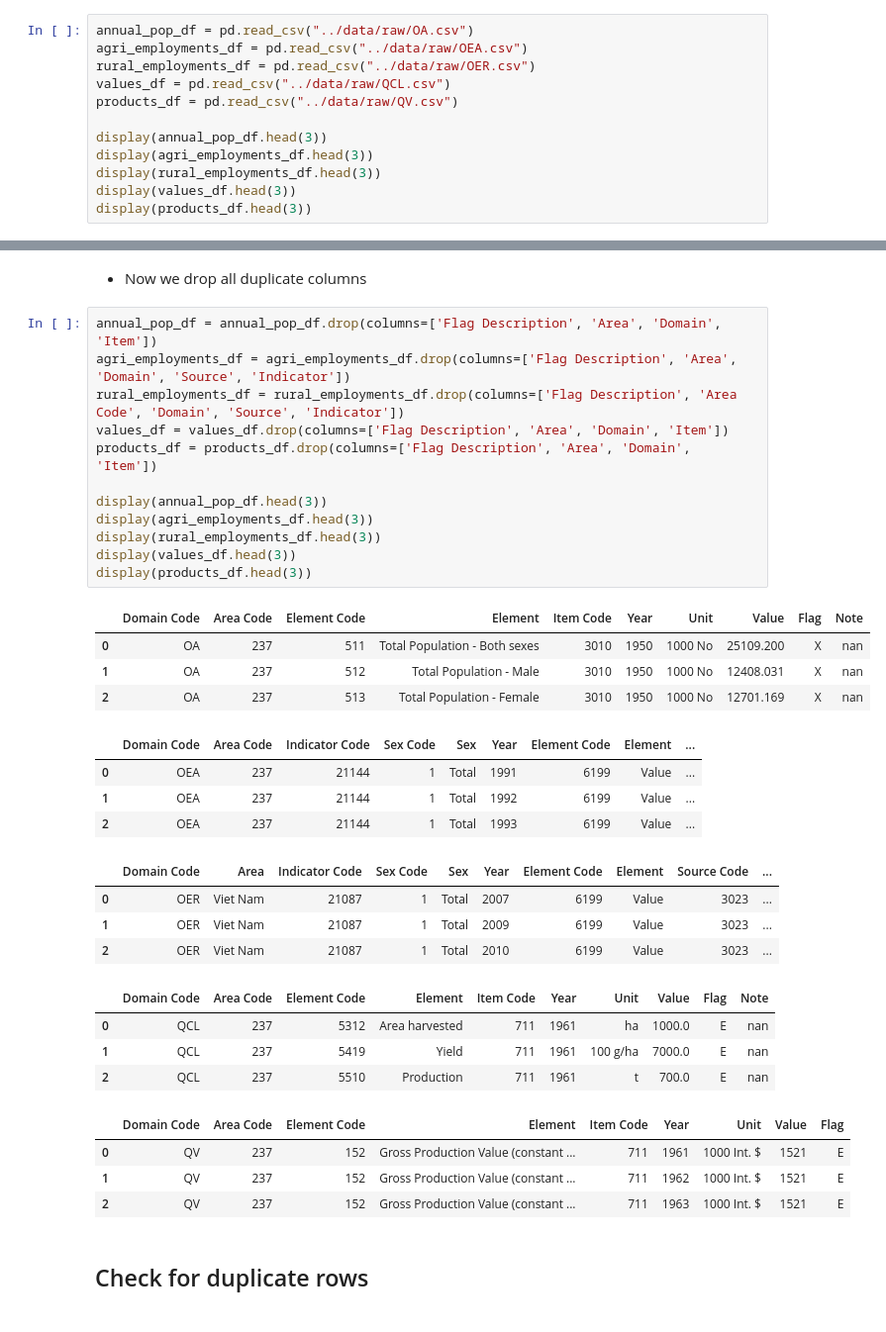
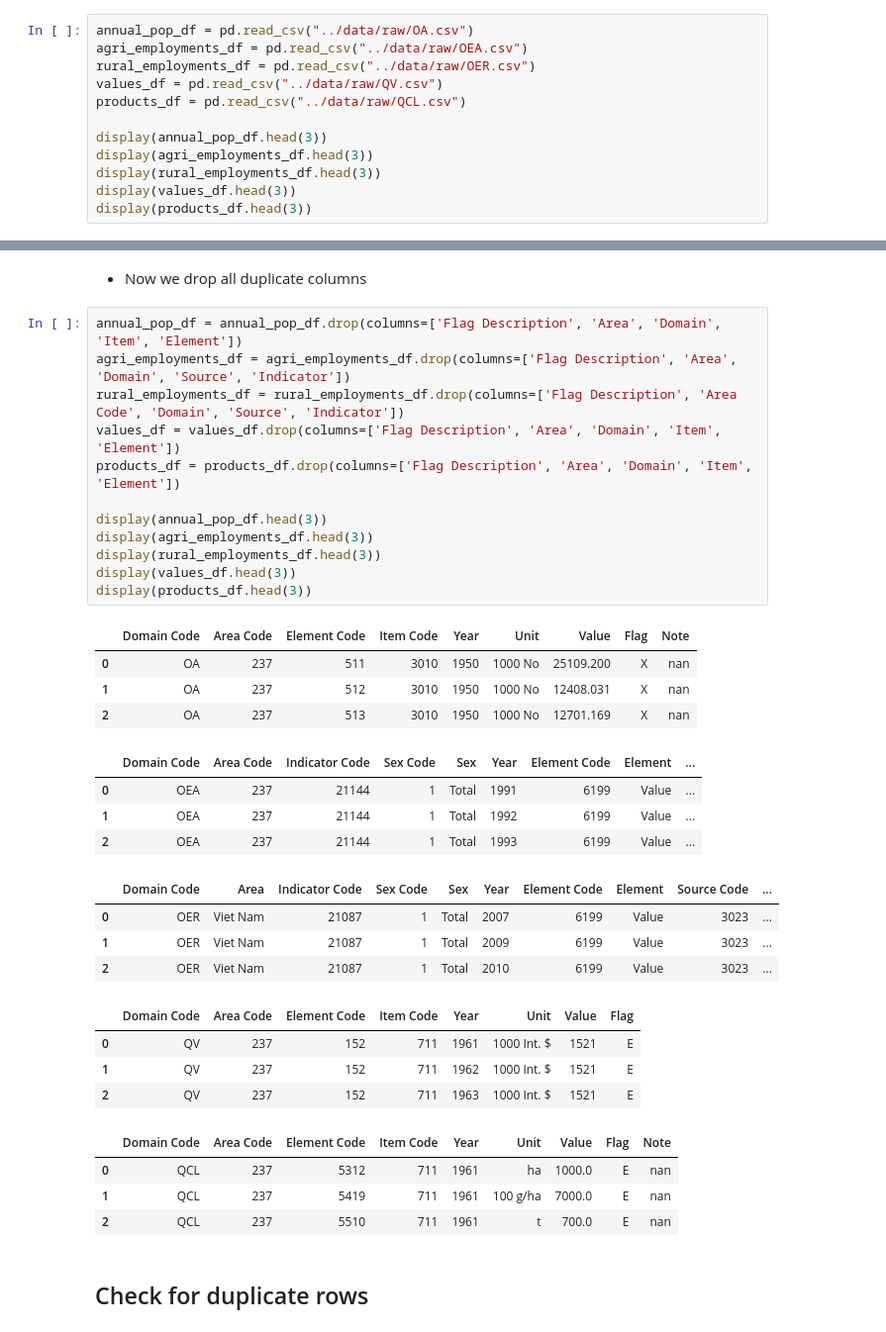
Before and after one commit to DunQua/-Intro2DS-Final-Seminar, a Jupyter notebook: source_code/02_preprocess_data.ipynb, the cells around one changed output, grey strips where cells are left out. Shown at 99% size. Cells and saved outputs as stored; diff of their text form.

```diff
--- a/source_code/02_preprocess_data.ipynb
+++ b/source_code/02_preprocess_data.ipynb
@@ -10,8 +10,8 @@ import pandas as pd
 annual_pop_df = pd.read_csv("../data/raw/OA.csv")
 agri_employments_df = pd.read_csv("../data/raw/OEA.csv")
 rural_employments_df = pd.read_csv("../data/raw/OER.csv")
-values_df = pd.read_csv("../data/raw/QCL.csv")
-products_df = pd.read_csv("../data/raw/QV.csv")
+values_df = pd.read_csv("../data/raw/QV.csv")
+products_df = pd.read_csv("../data/raw/QCL.csv")
 
 display(annual_pop_df.head(3))
 display(agri_employments_df.head(3))
@@ -282,22 +338,22 @@ flag_df.head()
 # %% [markdown]
 -   Now we drop all duplicate columns
 # %%
-annual_pop_df = annual_pop_df.drop(columns=['Flag Description', 'Area', 'Domain', 'Item'])
+annual_pop_df = annual_pop_df.drop(columns=['Flag Description', 'Area', 'Domain', 'Item', 'Element'])
 agri_employments_df = agri_employments_df.drop(columns=['Flag Description', 'Area', 'Domain', 'Source', 'Indicator'])
 rural_employments_df = rural_employments_df.drop(columns=['Flag Description', 'Area Code', 'Domain', 'Source', 'Indicator'])
-values_df = values_df.drop(columns=['Flag Description', 'Area', 'Domain', 'Item'])
-products_df = products_df.drop(columns=['Flag Description', 'Area', 'Domain', 'Item'])
+values_df = values_df.drop(columns=['Flag Description', 'Area', 'Domain', 'Item', 'Element'])
+products_df = products_df.drop(columns=['Flag Description', 'Area', 'Domain', 'Item', 'Element'])
 
 display(annual_pop_df.head(3))
 display(agri_employments_df.head(3))
 display(rural_employments_df.head(3))
 display(values_df.head(3))
 display(products_df.head(3))
 # %% [output]
-|  | Domain Code | Area Code | Element Code | Element | Item Code | Year | Unit | Value | Flag | Note |
-| 0 | OA | 237 | 511 | Total Population - Both sexes | 3010 | 1950 | 1000 No | 25109.200 | X | nan |
-| 1 | OA | 237 | 512 | Total Population - Male | 3010 | 1950 | 1000 No | 12408.031 | X | nan |
-| 2 | OA | 237 | 513 | Total Population - Female | 3010 | 1950 | 1000 No | 12701.169 | X | nan |
+|  | Domain Code | Area Code | Element Code | Item Code | Year | Unit | Value | Flag | Note |
+| 0 | OA | 237 | 511 | 3010 | 1950 | 1000 No | 25109.200 | X | nan |
+| 1 | OA | 237 | 512 | 3010 | 1950 | 1000 No | 12408.031 | X | nan |
+| 2 | OA | 237 | 513 | 3010 | 1950 | 1000 No | 12701.169 | X | nan |
 |  | Domain Code | Area Code | Indicator Code | Sex Code | Sex | Year | Element Code | Element | ... |
 | 0 | OEA | 237 | 21144 | 1 | Total | 1991 | 6199 | Value | ... |
 | 1 | OEA | 237 | 21144 | 1 | Total | 1992 | 6199 | Value | ... |
@@ -306,14 +362,14 @@ display(products_df.head(3))
 | 0 | OER | Viet Nam | 21087 | 1 | Total | 2007 | 6199 | Value | 3023 | ... |
 | 1 | OER | Viet Nam | 21087 | 1 | Total | 2009 | 6199 | Value | 3023 | ... |
 | 2 | OER | Viet Nam | 21087 | 1 | Total | 2010 | 6199 | Value | 3023 | ... |
-|  | Domain Code | Area Code | Element Code | Element | Item Code | Year | Unit | Value | Flag | Note |
-| 0 | QCL | 237 | 5312 | Area harvested | 711 | 1961 | ha | 1000.0 | E | nan |
-| 1 | QCL | 237 | 5419 | Yield | 711 | 1961 | 100 g/ha | 7000.0 | E | nan |
-| 2 | QCL | 237 | 5510 | Production | 711 | 1961 | t | 700.0 | E | nan |
+|  | Domain Code | Area Code | Element Code | Item Code | Year | Unit | Value | Flag |
+| 0 | QV | 237 | 152 | 711 | 1961 | 1000 Int. $ | 1521 | E |
+| 1 | QV | 237 | 152 | 711 | 1962 | 1000 Int. $ | 1521 | E |
+| 2 | QV | 237 | 152 | 711 | 1963 | 1000 Int. $ | 1521 | E |
-|  | Domain Code | Area Code | Element Code | Element | Item Code | Year | Unit | Value | Flag |
-| 0 | QV | 237 | 152 | Gross Production Value (constant ... | 711 | 1961 | 1000 Int. $ | 1521 | E |
-| 1 | QV | 237 | 152 | Gross Production Value (constant ... | 711 | 1962 | 1000 Int. $ | 1521 | E |
-| 2 | QV | 237 | 152 | Gross Production Value (constant ... | 711 | 1963 | 1000 Int. $ | 1521 | E |
+|  | Domain Code | Area Code | Element Code | Item Code | Year | Unit | Value | Flag | Note |
+| 0 | QCL | 237 | 5312 | 711 | 1961 | ha | 1000.0 | E | nan |
+| 1 | QCL | 237 | 5419 | 711 | 1961 | 100 g/ha | 7000.0 | E | nan |
+| 2 | QCL | 237 | 5510 | 711 | 1961 | t | 700.0 | E | nan |
 # %% [markdown]
 ## Check for duplicate rows
 # %%
```
Also changed, not shown: parts of 12 cells of this notebook, 7 other files.
